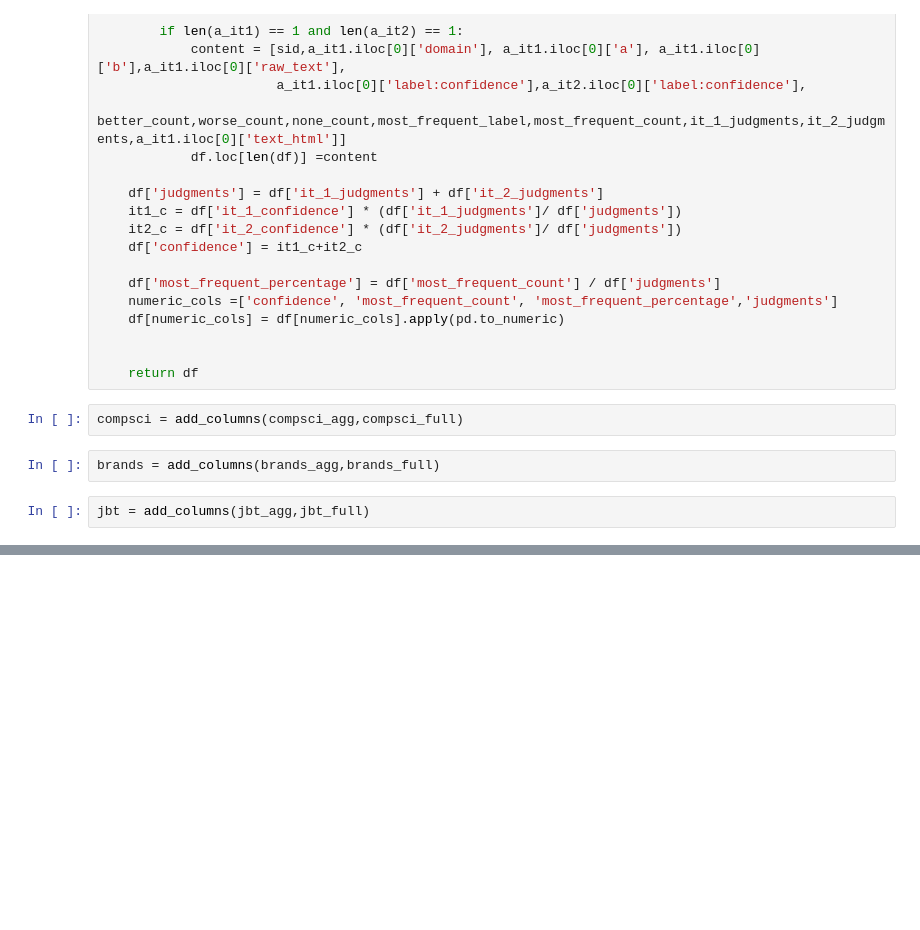
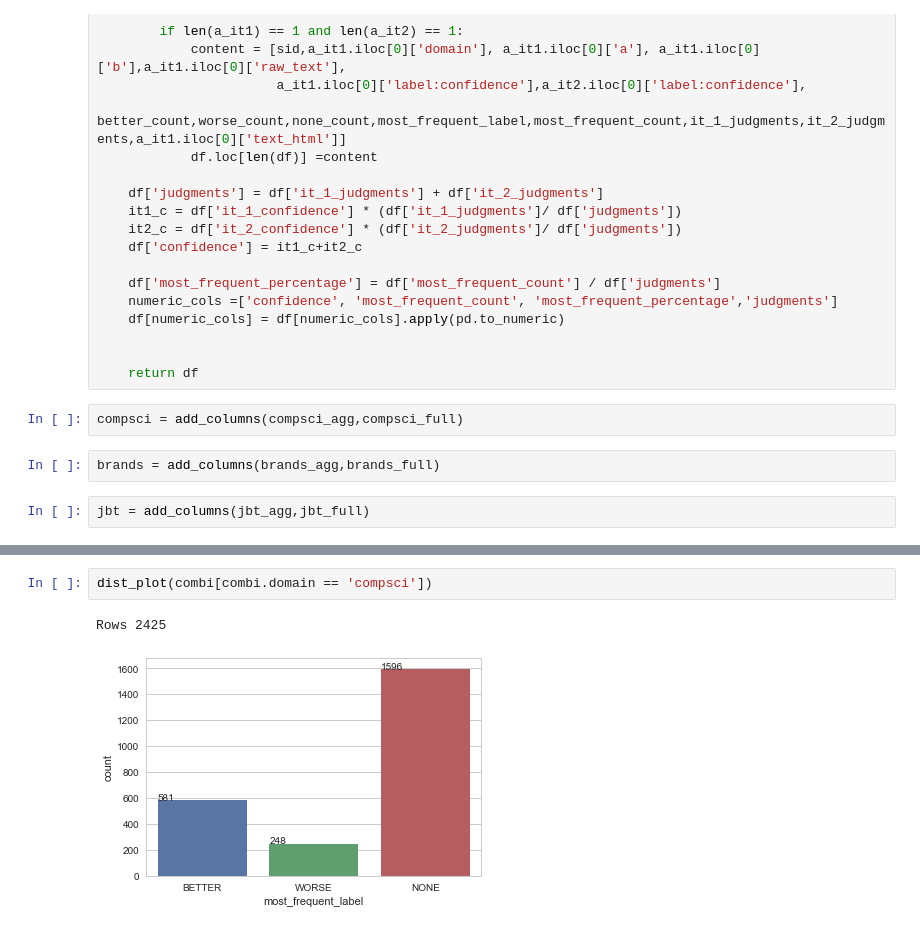
Before and after one commit to uhh-lt/comparative, a Jupyter notebook: 3. Crowdsourcing/3.5 Mainstudy Step 3/dataset_v1.ipynb, the cells around one changed output, grey strips where cells are left out. Drawn from its saved outputs; the diff is of its cells as text; blank space fills up the shorter version.

```diff
--- a/3. Crowdsourcing/3.5 Mainstudy Step 3/dataset_v1.ipynb
+++ b/3. Crowdsourcing/3.5 Mainstudy Step 3/dataset_v1.ipynb
@@ -130,0 +133,5 @@ for p in ax.patches:
+# %%
+dist_plot(combi[combi.domain == 'compsci'])
+# %% [output]
+Rows 2425
+[figure, added]
```
Also changed, not shown: parts of 11 cells of this notebook, 9 other files.
